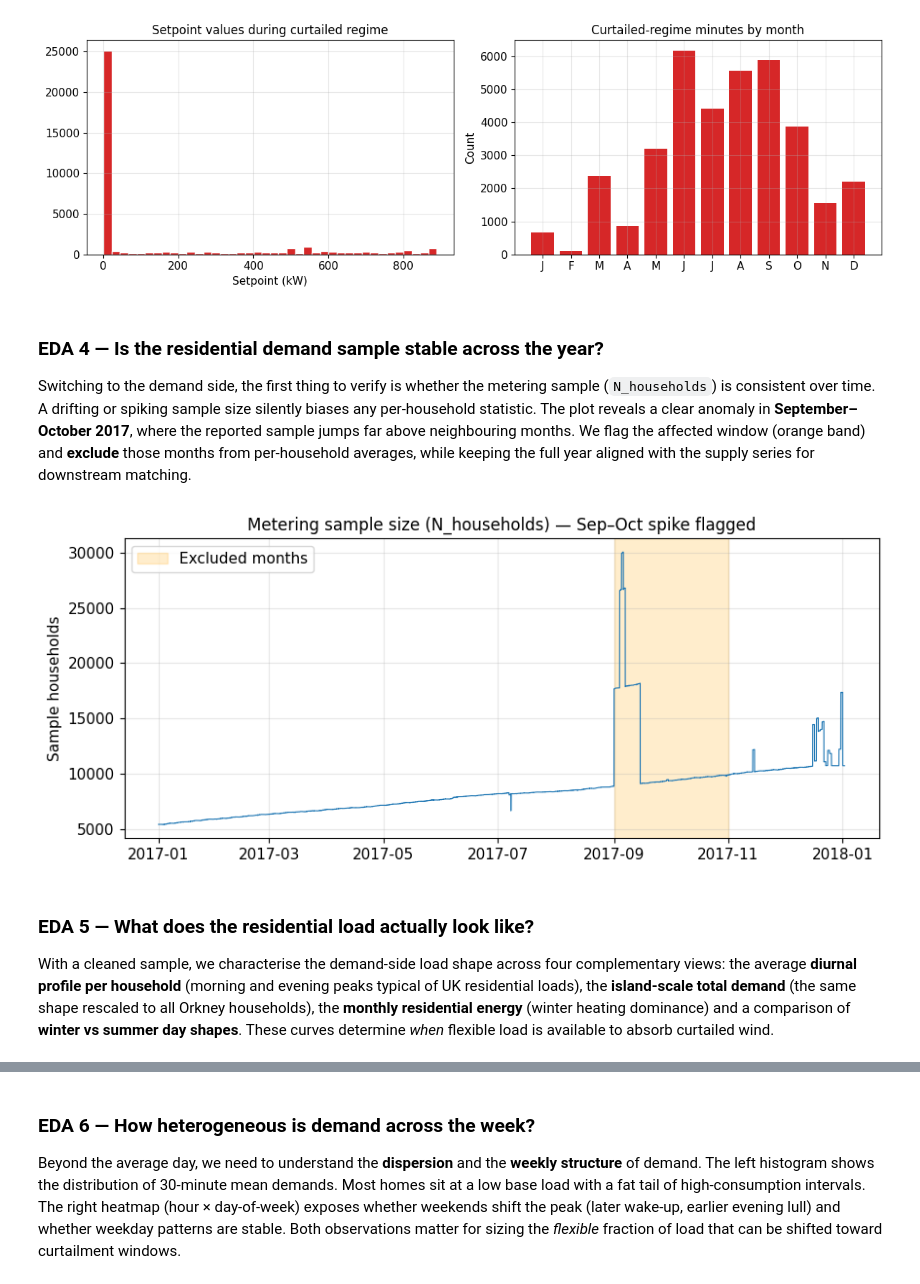
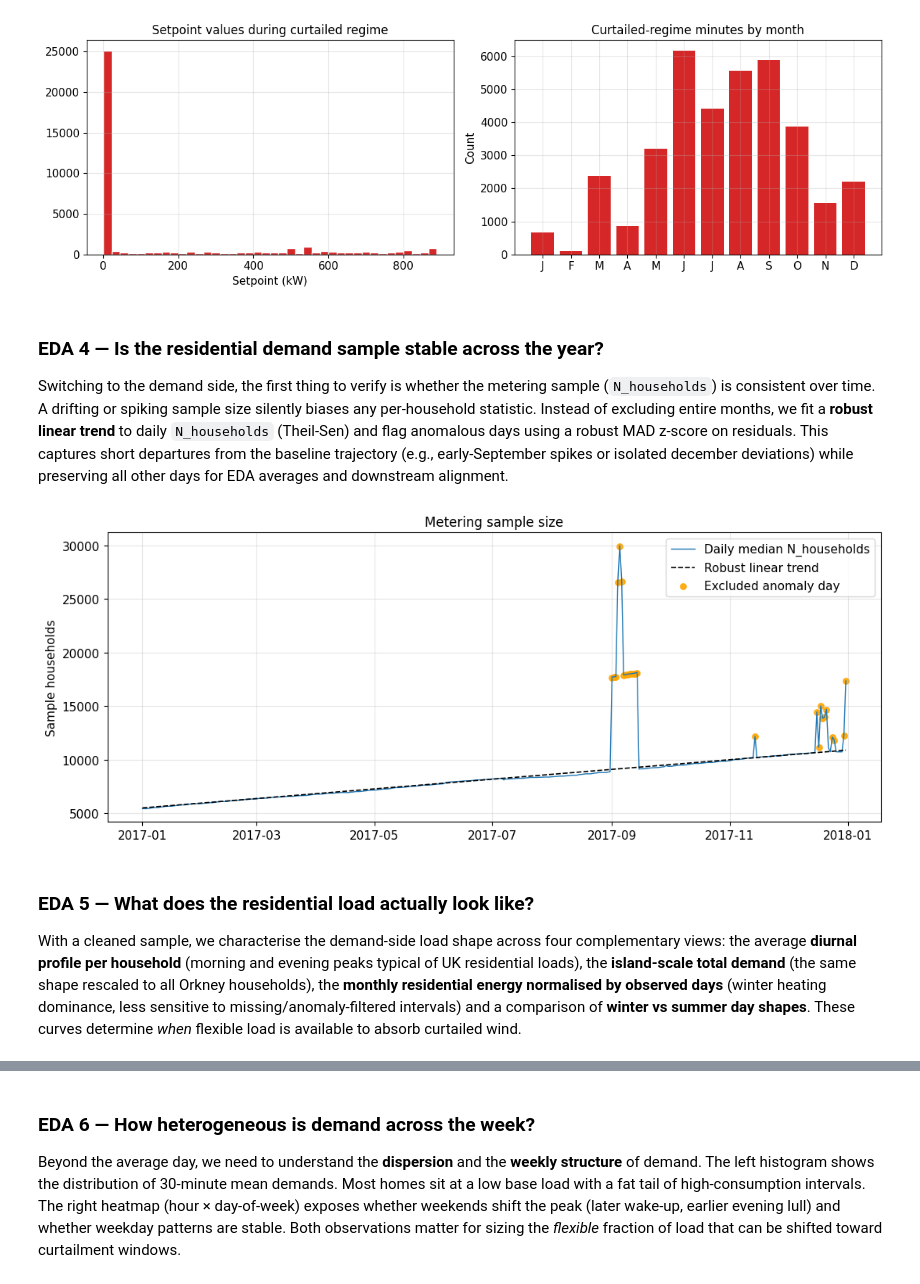
Before and after one commit to AreedAdmin/AiB-Capstone, a Jupyter notebook: report.ipynb, the cells around one changed output, grey strips where cells are left out. Saved outputs shown, nothing was run; the diff lists cells and outputs as text; code cells hidden in the pictures.

Commit message:
anomaly days change

```diff
--- a/report.ipynb
+++ b/report.ipynb
@@ -112,7 +112,7 @@ CUT_IN_MS = 3.0  # approximate; refined from data in EDA
 
 # --- Orkney households ---
 N_HOUSEHOLDS_ORKNEY = 10_385
-DEMAND_ANOMALY_MONTHS = [9, 10]  # Sep–Oct 2017 sample-size spike (FAQ)
+DEMAND_ANOMALY_MAD_Z = 4.5  # robust z-score threshold for daily N_households anomalies
 
 # --- DR flexibility ---
 F_FLEX = 0.40
@@ -171,9 +171,9 @@ assumptions = pd.DataFrame([
     {"parameter": "n_households_orkney", "value": N_HOUSEHOLDS_ORKNEY,
      "meaning": "Orkney households for penetration % and demand scaling",
      "source": "HSO FAQ.txt (~10,385)"},
-    {"parameter": "demand_anomaly_months", "value": str(DEMAND_ANOMALY_MONTHS),
-     "meaning": "Months flagged in EDA (sample N_households spike)",
-     "source": "HSO FAQ.txt (Sep–Oct 2017 anomaly)"},
+    {"parameter": "demand_anomaly_mad_z", "value": DEMAND_ANOMALY_MAD_Z,
+     "meaning": "Robust z-score threshold for daily sample-size anomaly detection",
+     "source": "Consultant rule based on robust linear-trend residuals"},
     {"parameter": "f_flex", "value": F_FLEX,
      "meaning": "Fraction of variable demand dispatchable by DR heating",
      "source": "Consultant assumption; FAQ best/worst framing"},
@@ -445,13 +478,13 @@ turbine_raw = load_turbine()
 demand_raw = load_demand()
 
 turbine, t_ledger = clean_turbine(turbine_raw, year=HEADLINE_YEAR)
-demand_all, demand, d_ledger = clean_demand(demand_raw)
+demand_all, demand, d_ledger = clean_demand(demand_raw, year=HEADLINE_YEAR)
 
-print("Turbine cleaning ledger:")
-display(t_ledger.to_frame("count"))
-print("\n")
-print("Demand cleaning ledger:")
-display(d_ledger.to_frame("count"))
+# print("Turbine cleaning ledger:")
+# display(t_ledger.to_frame("count"))
+# print("\n")
+# print("Demand cleaning ledger:")
+# display(d_ledger.to_frame("count"))
 
 # print(f"\nTurbine {HEADLINE_YEAR}: {len(turbine):,} rows")
-# print(f"Demand (full year): {len(demand_all):,} half-hours | EDA subset (excl. Sep–Oct): {len(demand):,}")
+# print(f"Demand ({HEADLINE_YEAR} only): {len(demand_all):,} half-hours | EDA subset (excl. detected anomaly days): {len(demand):,}")
@@ -571,29 +587,40 @@ plt.show()
 
 Switching to the demand side, the first thing to verify is whether the metering sample
 (`N_households`) is consistent over time. A drifting or spiking sample size silently biases any
-per-household statistic. The plot reveals a clear anomaly in **September–October 2017**, where the
-reported sample jumps far above neighbouring months. We flag the affected window (orange band) and
-**exclude** those months from per-household averages, while keeping the full year aligned with the
-supply series for downstream matching.
+per-household statistic. Instead of excluding entire months, we fit a **robust linear trend** to
+daily `N_households` (Theil-Sen) and flag anomalous days using a robust MAD z-score on residuals.
+This captures short departures from the baseline trajectory (e.g., early-September spikes or isolated
+december deviations) while preserving all other days for EDA averages and downstream alignment.
 # %%
-# --- EDA 4: Demand sample size anomaly (FAQ) ---
-fig, ax = plt.subplots(figsize=(10, 4))
-ax.plot(demand_all["Timestamp"], demand_all["N_households"], linewidth=0.8)
-ax.axvspan(pd.Timestamp("2017-09-01"), pd.Timestamp("2017-11-01"), color="orange", alpha=0.2, label="Excluded months")
-ax.set_title("Metering sample size (N_households) — Sep–Oct spike flagged")
+# --- EDA 4: Demand sample size anomaly (robust linear-trend detection) ---
+fig, ax = plt.subplots(figsize=(11, 4.5))
+
+# Daily median series for cleaner visual diagnosis
+daily = demand_all.groupby("date", as_index=False)["N_households"].median()
+trend_daily = demand_all.groupby("date", as_index=False)["trend_n_households_day"].first()
+
+ax.plot(daily["date"], daily["N_households"], linewidth=1.0, color="#1f77b4", label="Daily median N_households")
+ax.plot(trend_daily["date"], trend_daily["trend_n_households_day"], linestyle="--", color="black", linewidth=1.2, label="Robust linear trend")
+
+anom = demand_all[demand_all["is_anomaly_day"]].drop_duplicates("date")
+ax.scatter(anom["date"], anom["N_households"], s=28, color="orange", alpha=0.9, label="Excluded anomaly day")
+
+ax.set_title(f"Metering sample size")
 ax.set_ylabel("Sample households")
-ax.legend()
+ax.legend(loc="best")
+plt.tight_layout()
 plt.show()
 # %% [output]
-[figure, old version]
+[figure, new version]
 # %% [markdown]
 ### EDA 5 — What does the residential load actually look like?
 
 With a cleaned sample, we characterise the demand-side load shape across four complementary views:
 the average **diurnal profile per household** (morning and evening peaks typical of UK residential
 loads), the **island-scale total demand** (the same shape rescaled to all Orkney households), the
-**monthly residential energy** (winter heating dominance) and a comparison of **winter vs summer day
-shapes**. These curves determine *when* flexible load is available to absorb curtailed wind.
+**monthly residential energy normalised by observed days** (winter heating dominance, less sensitive
+to missing/anomaly-filtered intervals) and a comparison of **winter vs summer day shapes**. These
+curves determine *when* flexible load is available to absorb curtailed wind.
 # %%
 # --- EDA 5: Residential demand seasonality ---
 demand["hour"] = demand["Timestamp"].dt.hour
```
Also changed, not shown: parts of 14 cells of this notebook, 2 other files.
